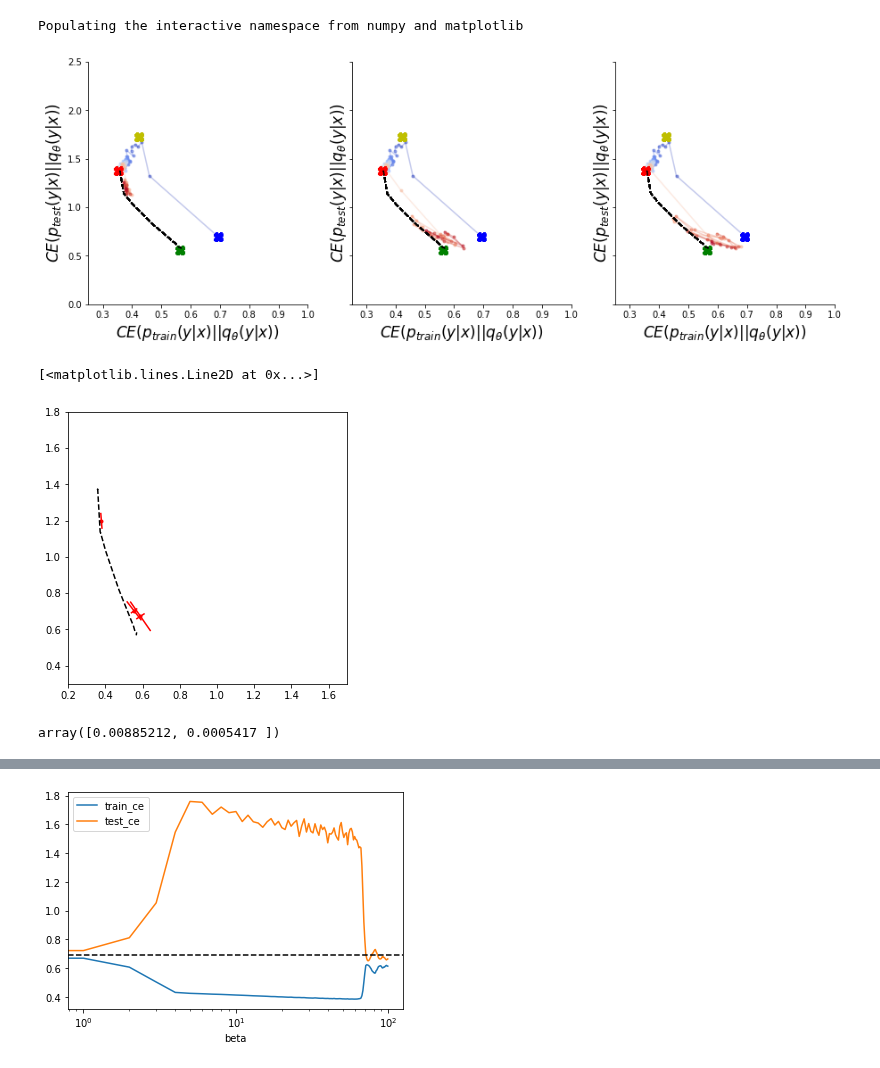
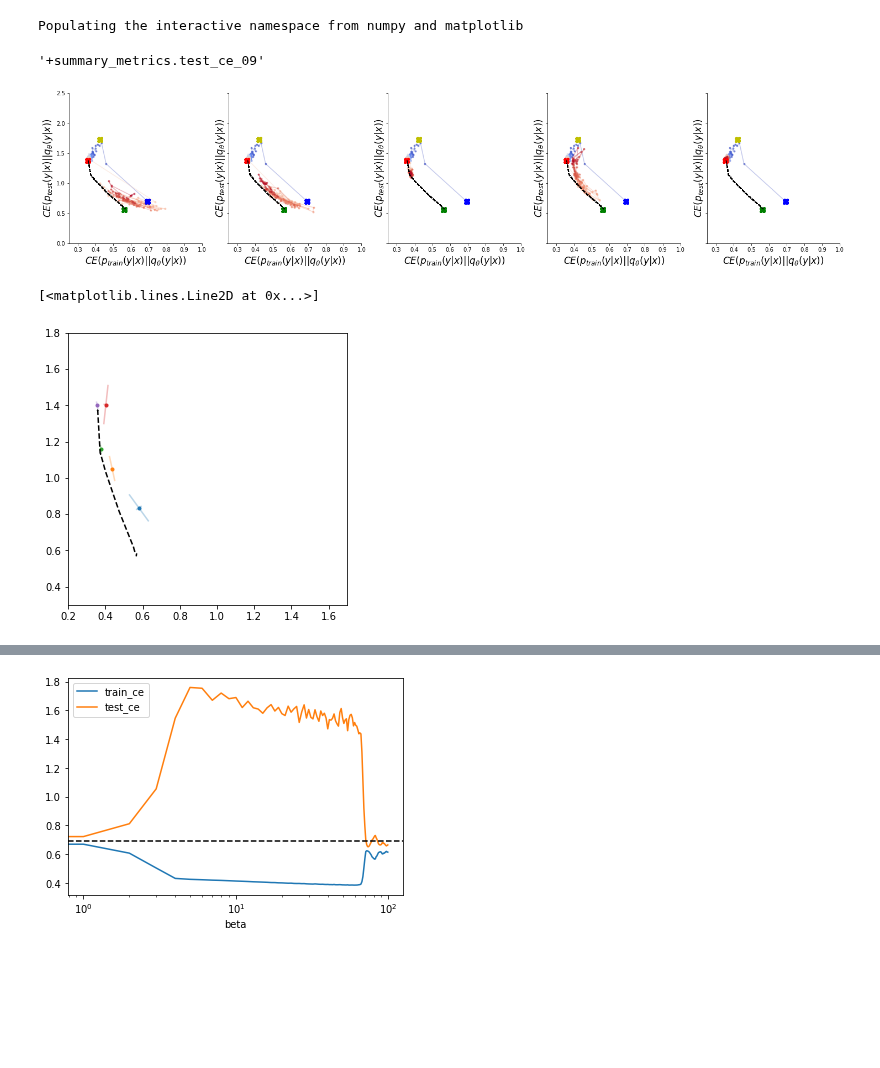
Before and after one commit to mfederici/JADE, a Jupyter notebook: results.ipynb, the cells around one changed output, grey strips where cells are left out. Saved outputs shown, nothing was run; the diff lists cells and outputs as text; code cells hidden in the pictures; blank space fills up the shorter version.

```diff
--- a/results.ipynb
+++ b/results.ipynb
@@ -37,6 +38,14 @@ run_list = ['mfederici/causal-mib/vr4ejdt6','mfederici/causal-mib/8iosmbrt','mfe
 
 # ECI Dynamic
 run_list = ['mfederici/causal-mib/1z8xmeov','mfederici/causal-mib/dtf4ac76','mfederici/causal-mib/z32vgkqb']
+# %%
+api = wandb.Api()
+sweep = api.sweep('causal-mib/0lgsl2rg')
+cmap = plt.get_cmap('coolwarm')
+# %%
+sweep.order
+# %% [output]
+'+summary_metrics.test_ce_09'
 # %%
 
 
@@ -46,7 +55,7 @@ cmap = plt.get_cmap('coolwarm')
 max_scale_x =1.
 max_scale_y =2.5
 
-f, ax = plt.subplots(1,len(run_list), figsize=(5*len(run_list),5), sharex=True, sharey=True)
+f, ax = plt.subplots(1,len(sweep.runs), figsize=(5*len(sweep.runs),5), sharex=True, sharey=True)
 sns.despine()
 
 
@@ -89,12 +98,7 @@ y = [1.3767269551753998,
  0.5703085958957672]
 
 
-for j, run_name in enumerate(run_list):
-    run = api.run(run_name)
-    #Tuned 'mfederici/causal-mib/h1q66wjq'
-    #Partially-tuned 'mfederici/causal-mib/sbkexi75'
-
-
+for j,run in enumerate(sweep.runs):
     run_data = run.scan_history()
     run_history = [{'train': (r['test_ce_01']+r['test_ce_02'])/2.0,
                     'test':r['test_ce_09'],
@@ -103,35 +107,38 @@ for j, run_name in enumerate(run_list):
     colors = np.array([cmap(v/run_data['step'].values.max()) for v in run_data['step'].values])
 
     for i in range(len(colors)):
         ax[j].plot(run_data['train'][i], run_data['test'][i],'.',color=colors[i], alpha=0.5);
         ax[j].plot(run_data['train'][i:i+2], run_data['test'][i:i+2],'-',color=colors[i], alpha=0.3);
 
         ax[j].plot(0.35446324944496155, 1.3813310861587524, 'Xr', markersize=10, label='$q_\\theta(y|x)=p_{train}(y|x)$')
         ax[j].plot(np.log(2), np.log(2), 'Xb', markersize=10, label='$q_\\theta(y|x)=p(y)$')
         ax[j].plot(0.4227091073989868, 1.7236597537994385, 'Xy', markersize=10, label='$q_\\theta(y|x)=p_{train}(y|c)$')
         ax[j].plot(0.5623351335525513, 0.5623351335525513, 'Xg', markersize=10, label='$q_\\theta(y|x)=p_{train}(y|d)$')
 
 
         #ax[j].axvline(0.35446324944496155, ls='--', color='k', alpha=0.2)
         #ax[j].text(0.33,max_scale_y, '$H_{train}(y|x)$', fontsize=15)
         #ax[j].axhline(0.27655383944511414, ls='--', color='k', alpha=0.2)
         #ax[j].text(max_scale_x/5*4,0.31, '$H_{test}(y|x)$', fontsize=15)
 
         ax[j].set_xlim(0.25,max_scale_x)
         ax[j].set_ylim(0,max_scale_y)
 
         ax[j].set_xlabel('$CE(p_{train}(y|x)||q_\\theta(y|x))$', fontsize=17)
         ax[j].set_ylabel('$CE(p_{test}(y|x)||q_\\theta(y|x))$', fontsize=17)
 
 
         ax[j].plot(x,y, '--k', label='Theoretical bound')
 
         #ax[j].set_title(run_name, fontsize=20)
 
 #ax[-1].legend(fontsize=12)
 # %% [output]
-[figure, old version]
+[figure, new version]
 # %%
+
+min_step = 18000
+
 x = [0.3565592705272138,
  0.3579753306694329,
  0.35831161960959435,
@@ -170,34 +177,36 @@ y = [1.3767269551753998,
  0.570501059293747,
  0.5703085958957672]
 
-def plot_result(run_name, ax, min_step=18000):
-    run = api.run(run_name)
+
+def get_run_result(run, consider_last=1000):
+    min_step = run.lastHistoryStep-consider_last
     run_history = [[(r['test_ce_01']+r['test_ce_02'])/2.0, r['test_ce_09']] for r in run.scan_history(min_step=min_step) if 'test_ce_01' in r]
     data = np.array(run_history)
 
     mu = np.mean(data, axis=0)
     sigma = np.cov(data, rowvar=0)
+    return mu, sigma
+
+
+f, ax = plt.subplots(1,1,figsize=(5,5))
+for _,run in enumerate(sweep.runs):
+    mu, sigma = get_run_result(run)
+
     U, s, _ = numpy.linalg.svd(sigma)
 
-    ax.plot([mu[0]-U[0,0]*s[0]**0.5,mu[0]+U[0,0]*s[0]**0.5],[mu[1]-U[0,1]*s[0]**0.5,mu[1]+U[0,1]*s[0]**0.5],'-r')
-    ax.plot([mu[0]-U[1,0]*s[1]**0.5,mu[0]+U[1,0]*s[1]**0.5],[mu[1]-U[1,1]*s[1]**0.5,mu[1]+U[1,1]*s[1]**0.5],'-r')
-    ax.plot(mu[0],mu[1],'.r')
+    d = json.loads(run.json_config)['model.params.encoder.params.dropout']['value']
 
-f, ax = plt.subplots(1,1,figsize=(5,5))
-for j, run_name in enumerate(run_list):
-    plot_result(run_name, ax, min_step=15000)
+    color = cmap(d)
+    ax.plot(mu[0],mu[1],'.', label=run.name)#, color=color)
+    color = plt.gca().lines[-1].get_color()
+    ax.plot([mu[0]-U[0,0]*s[0]**0.5,mu[0]+U[0,0]*s[0]**0.5],[mu[1]-U[0,1]*s[0]**0.5,mu[1]+U[0,1]*s[0]**0.5],
+            '-',color=color, alpha=0.3)
+    ax.plot([mu[0]-U[1,0]*s[1]**0.5,mu[0]+U[1,0]*s[1]**0.5],[mu[1]-U[1,1]*s[1]**0.5,mu[1]+U[1,1]*s[1]**0.5],
+            '-',color=color, alpha=0.3)
+
 ax.set_xlim(0.2,1.7)
 ax.set_ylim(0.3,1.8)
-
-
-
-
 ax.plot(x,y, '--k', label='Theoretical bound')
-#plt.plot(data[:,0],data[:,1],'.')
 # %% [output]
 [<matplotlib.lines.Line2D at 0x...>]
-[figure, old version]
+[figure, new version]
-# %%
-s
-# %% [output]
-array([0.00885212, 0.0005417 ])
```
Also changed, not shown: parts of 3 cells of this notebook, 4 other files.
